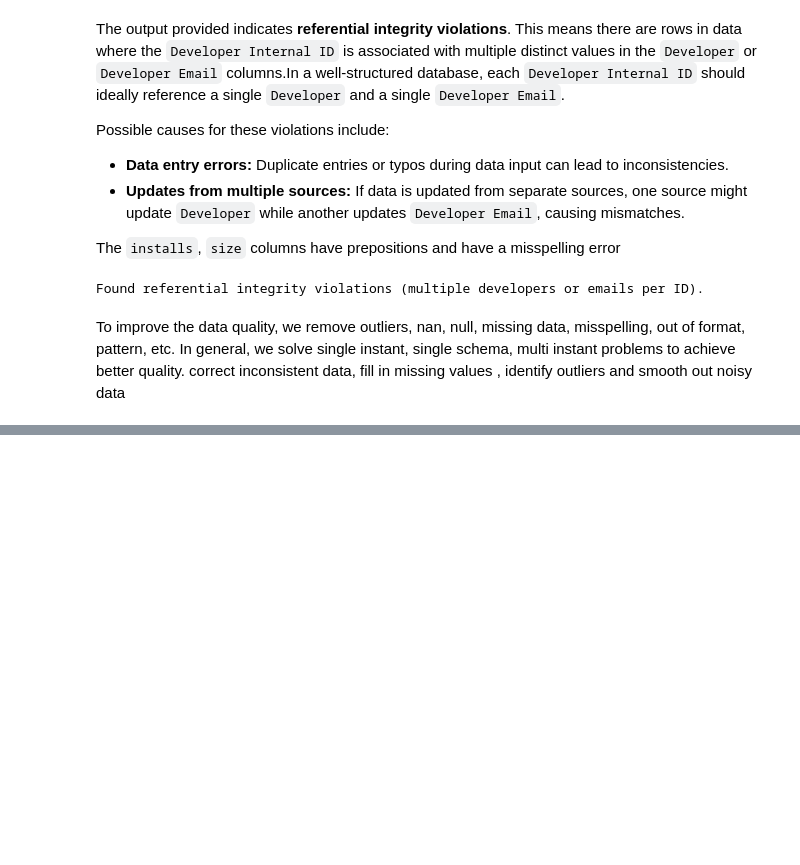
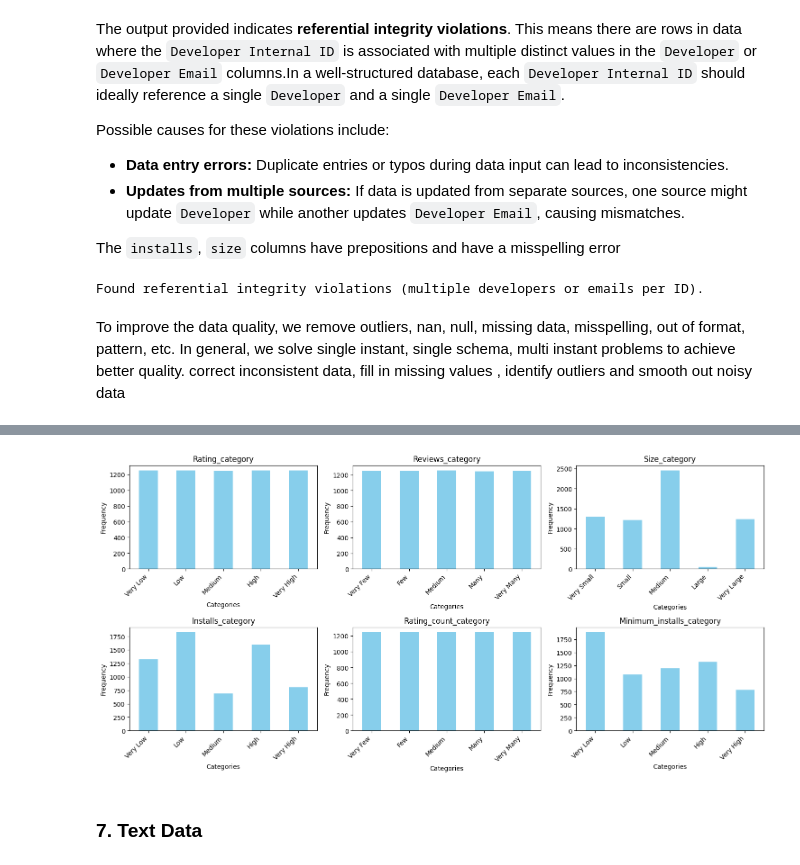
Before and after one commit to tahmine-t/DataMining_Prj, a Jupyter notebook: datamining_1.ipynb, the cells around one changed output, grey strips where cells are left out. Saved outputs shown, nothing was run; the diff lists cells and outputs as text; code cells hidden in the pictures; blank space fills up the shorter version.

```diff
--- a/datamining_1.ipynb
+++ b/datamining_1.ipynb
@@ -447,0 +572,2 @@ correct inconsistent data, fill in missing values , identify outliers and smooth
+# %%
+df_merged = df_merged.drop(columns="App Name")
@@ -447,0 +829,2 @@ correct inconsistent data, fill in missing values , identify outliers and smooth
+# %%
+df_merged = df_merged.drop(outliers)
@@ -447,0 +961,21 @@ correct inconsistent data, fill in missing values , identify outliers and smooth
+# %%
+import pandas as pd
+import numpy as np
+
+df_merged['Size'].fillna(df_merged['Size'].mean(), inplace=True)
+df_merged['Rating'].fillna(df_merged['Rating'].mean(), inplace=True)
+df_merged['Reviews'].fillna(df_merged['Reviews'].mean(), inplace=True)
+df_merged['Installs'].fillna(df_merged['Installs'].mean(), inplace=True)
+df_merged['Price'].fillna(df_merged['Price'].mean(), inplace=True)
+df_merged['Rating Count'].fillna(df_merged['Rating Count'].mean(), inplace=True)
+df_merged['Minimum Installs'].fillna(df_merged['Minimum Installs'].mean(), inplace=True)
+
+df_merged['Rating_category'] = pd.qcut(df_merged['Rating'], q=5, labels=['Very Low', 'Low', 'Medium', 'High', 'Very High'])
+df_merged['Reviews_category'] = pd.qcut(df_merged['Reviews'], q=5, labels=['Very Few', 'Few', 'Medium', 'Many', 'Very Many'])
+df_merged['Size_category'] = pd.qcut(df_merged['Size'], q=5, labels=['Very Small', 'Small', 'Medium', 'Large', 'Very Large'])
+df_merged['Installs_category'] = pd.qcut(df_merged['Installs'], q=5, labels=['Very Low', 'Low', 'Medium', 'High', 'Very High'])
+# df_merged['Price_category'] = pd.qcut(df_merged['Price'], q=5, labels=['Very Low', 'Low', 'Medium', 'High', 'Very High'])
+df_merged['Rating_count_category'] = pd.qcut(df_merged['Rating Count'], q=5, labels=['Very Few', 'Few', 'Medium', 'Many', 'Very Many'])
+df_merged['Minimum_installs_category'] = pd.qcut(df_merged['Minimum Installs'], q=5, labels=['Very Low', 'Low', 'Medium', 'High', 'Very High'])
+
+print(df_merged[['Rating', 'Rating_category', 'Reviews', 'Reviews_category', 'Size', 'Size_category', 'Installs', 'Installs_category', 'Price', 'Rating Count', 'Rating_count_category', 'Minimum Installs', 'Minimum_installs_category']].head())
@@ -447,0 +1003,24 @@ correct inconsistent data, fill in missing values , identify outliers and smooth
+# %%
+import matplotlib.pyplot as plt
+category_columns = [
+    'Rating_category', 'Reviews_category', 'Size_category', 'Installs_category',
+     'Rating_count_category', 'Minimum_installs_category'
+]
+category_counts = {}
+for column in category_columns:
+    category_counts[column] = df_merged[column].value_counts()
+
+plt.figure(figsize=(15, 10))
+for i, (column, counts) in enumerate(category_counts.items(), start=1):
+    plt.subplot(3, 3, i)
+    counts.sort_index().plot(kind='bar', color='skyblue')
+    plt.title(column)
+    plt.ylabel('Frequency')
+    plt.xlabel('Categories')
+    plt.xticks(rotation=45, ha='right')
+plt.tight_layout()
+plt.show()
+# %% [output]
+[figure, added]
+# %% [markdown]
+### 7. Text Data
```
Also changed, not shown: parts of 106 cells of this notebook, 1 other file.
